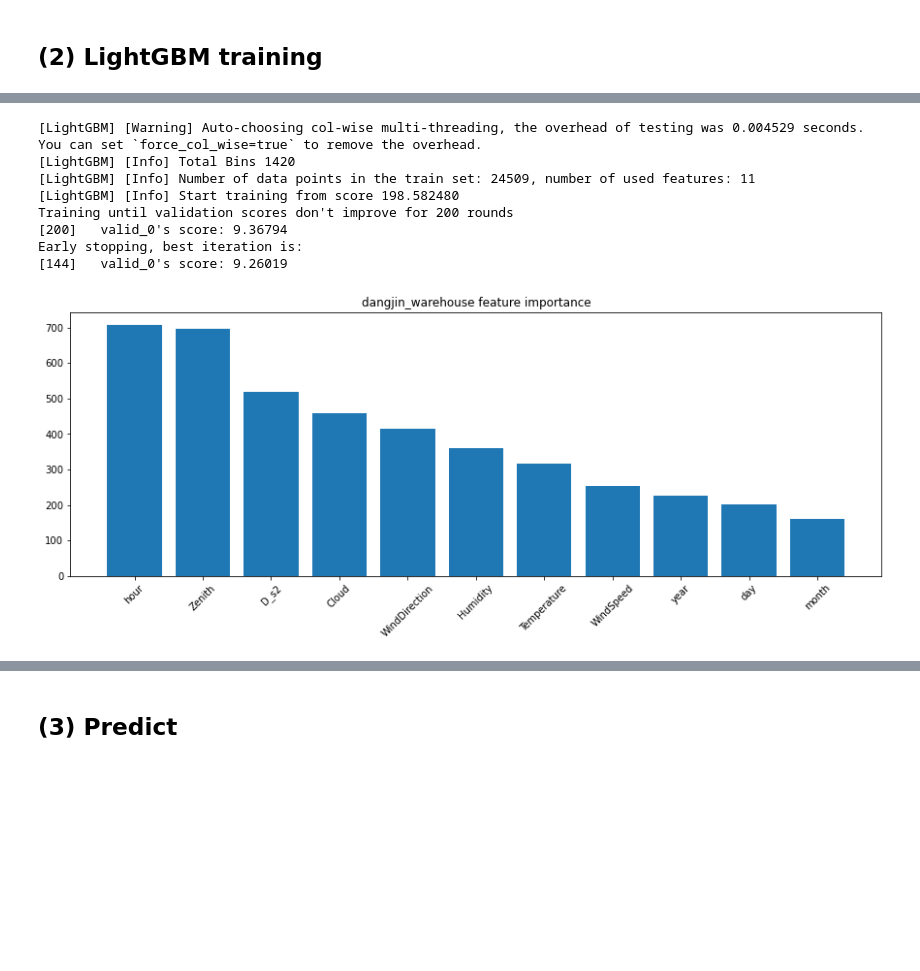
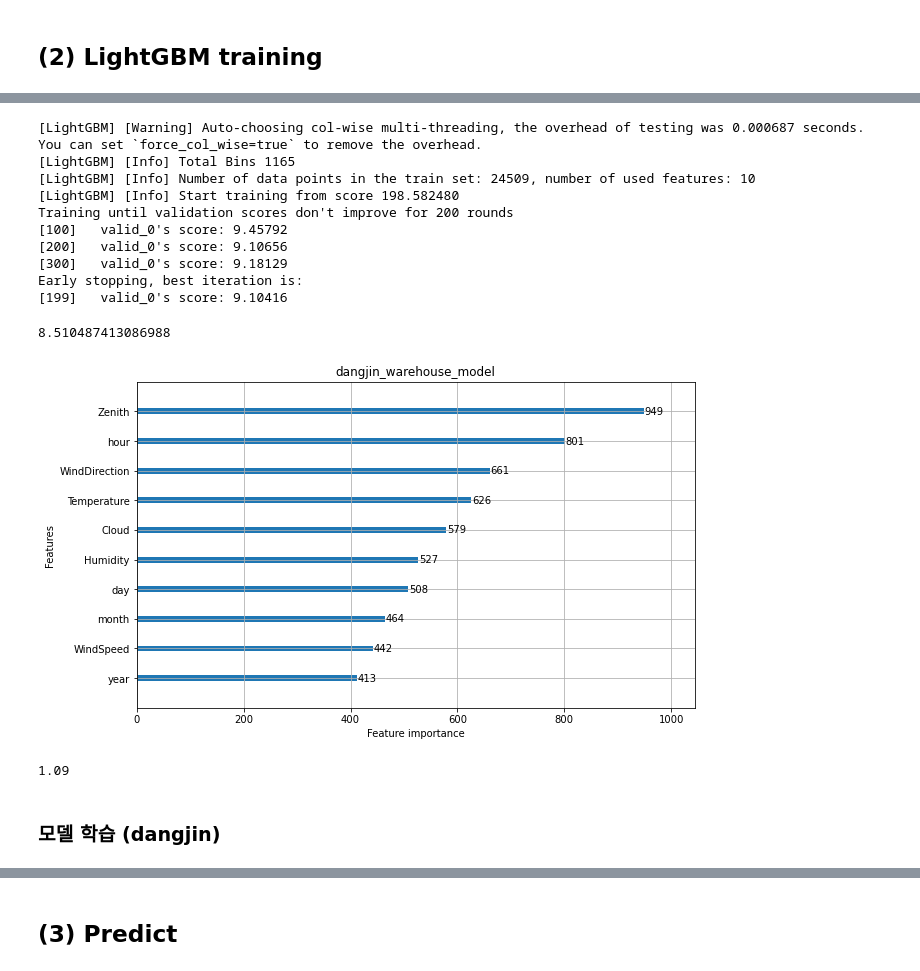
Before and after one commit to kimjh0107/Predict-solar-power-generation, a Jupyter notebook: 0502.ipynb, the cells around one changed output, grey strips where cells are left out. Cells and saved outputs as stored; diff of their text form; code cells hidden in the pictures; blank space fills up the shorter version.

```diff
--- a/0502.ipynb
+++ b/0502.ipynb
@@ -955,27 +963,30 @@ train_dataset = lgb.Dataset(train_x2, train_y2)
 val_dataset = lgb.Dataset(val_x2, val_y2)
 capacity = 700
 params2 = {'learning_rate': 0.03, 'objective': 'regression', 'metric':'logloss', 'seed':42}
+# params2 = {'learning_rate': 0.04,
+#            'objective': 'regression',
+#            'metric':'logloss',
+#            'seed': 42,
+#            'max_depth': 8,
+#            'min_data_in_leaf': 20,
+#            'lambda': 0.6,
+#            'bagging_fraction': 0.8,
+#            'bagging_freq ': 0.8,
+#            'feature_fraction': 0.8,
+#            'lambda_l1' : 0.7,
+#            'lambda_l2' : 0.5,
+#            'boosting':'gbdt'}
 dangjin_warehouse_model = lgb.train(params2, train_dataset, 10000, val_dataset, feval=nmae_10,
-                                    verbose_eval=200, early_stopping_rounds=200)
+                                    verbose_eval=100, early_stopping_rounds=200)
 # %% [output]
-[LightGBM] [Warning] Auto-choosing col-wise multi-threading, the overhead of testing was 0.004529 seconds.
+[LightGBM] [Warning] Auto-choosing col-wise multi-threading, the overhead of testing was 0.000687 seconds.
 You can set `force_col_wise=true` to remove the overhead.
-[LightGBM] [Info] Total Bins 1420
-[LightGBM] [Info] Number of data points in the train set: 24509, number of used features: 11
+[LightGBM] [Info] Total Bins 1165
+[LightGBM] [Info] Number of data points in the train set: 24509, number of used features: 10
 [LightGBM] [Info] Start training from score 198.582480
 Training until validation scores don't improve for 200 rounds
-[200]   valid_0's score: 9.36794
+[100]   valid_0's score: 9.45792
+[200]   valid_0's score: 9.10656
+[300]   valid_0's score: 9.18129
 Early stopping, best iteration is:
-[144]   valid_0's score: 9.26019
+[199]   valid_0's score: 9.10416
-# %%
-feature_importance = pd.DataFrame([val_x2.columns, dangjin_warehouse_model.feature_importance()]).T
-feature_importance.columns = ['feature', 'importance']
-fi = feature_importance.sort_values(by=['importance'], ascending=False)
-
-fig, ax = plt.subplots(figsize=(15,5))
-ax.bar(fi['feature'], fi['importance'])
-ax.set_title('dangjin_warehouse feature importance')
-plt.xticks(rotation=45)
-plt.show()
-# %% [output]
-[figure, removed]
@@ -988,3 +993,19 @@ plt.show()
+# %%
+sola_nmae(val_y2.values.reshape(-1),
+          dangjin_warehouse_model.predict(val_x2)*weight(dangjin_warehouse_model, 700, val_x2, val_y2), 700)
+# %% [output]
+8.510487413086988
+# %%
+plot_importance(dangjin_warehouse_model, figsize=(10, 6), title='dangjin_warehouse_model');
+# %% [output]
+[figure, added]
+# %%
+dangjin_warehouse_weight = weight(dangjin_warehouse_model, 700, val_x2, val_y2)
+dangjin_warehouse_weight
+# %% [output]
+1.09
+# %% [markdown]
+### 모델 학습 (dangjin)
 # %%
 train_dataset = lgb.Dataset(train_x3, train_y3)
 val_dataset = lgb.Dataset(val_x3, val_y3)
```
Also changed, not shown: parts of 56 cells of this notebook, 2 other files.
